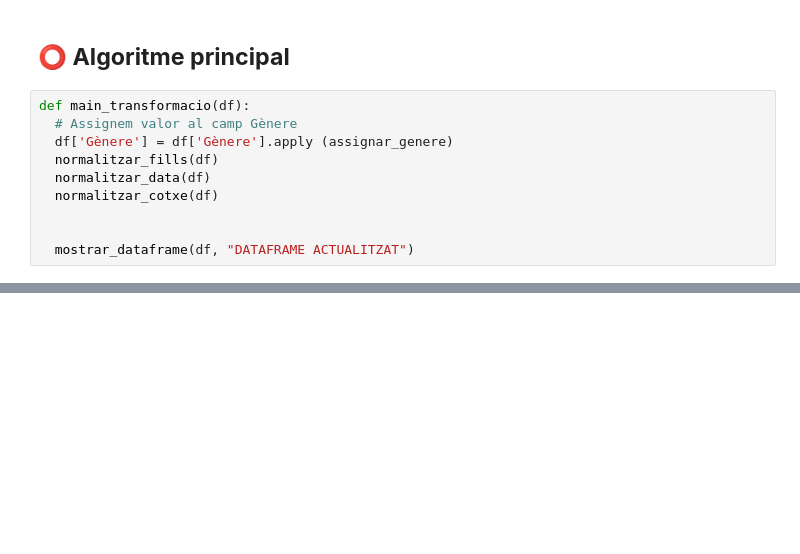
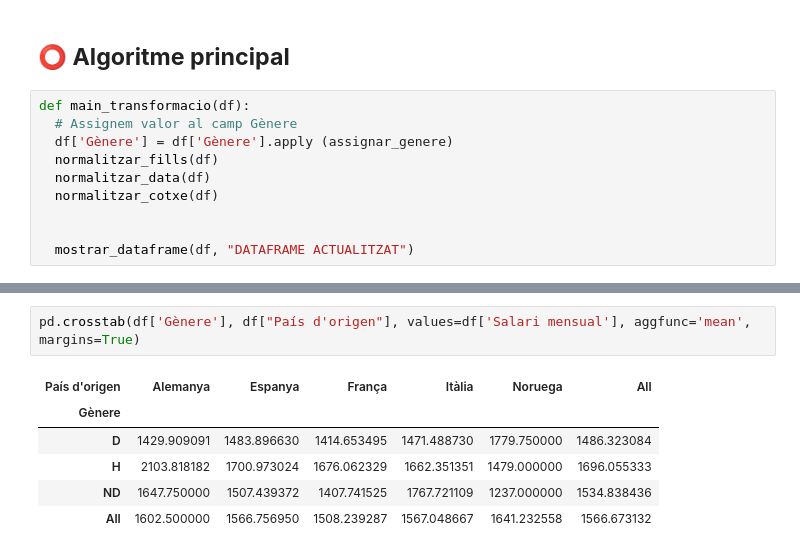
Before and after one commit to roser740/Data-Analytics, a Jupyter notebook: TASQUES S8/TS8_01_roser_carrera.ipynb, the cells around one changed output, grey strips where cells are left out. Drawn from its saved outputs; the diff is of its cells as text; blank space fills up the shorter version.

```diff
--- a/TASQUES S8/TS8_01_roser_carrera.ipynb
+++ b/TASQUES S8/TS8_01_roser_carrera.ipynb
@@ -797,0 +830,9 @@ print(df.groupby(['Grup Professional','Ciutat','Gènere','Salari mensual'],dropn
+# %%
+pd.crosstab(df['Gènere'], df["País d'origen"], values=df['Salari mensual'], aggfunc='mean', margins=True)
+# %% [output]
+| País d'origen | Alemanya | Espanya | França | Itàlia | Noruega | All |
+| Gènere |  |  |  |  |  |  |
+| D | 1429.909091 | 1483.896630 | 1414.653495 | 1471.488730 | 1779.750000 | 1486.323084 |
+| H | 2103.818182 | 1700.973024 | 1676.062329 | 1662.351351 | 1479.000000 | 1696.055333 |
+| ND | 1647.750000 | 1507.439372 | 1407.741525 | 1767.721109 | 1237.000000 | 1534.838436 |
+| All | 1602.500000 | 1566.756950 | 1508.239287 | 1567.048667 | 1641.232558 | 1566.673132 |
```
Also changed, not shown: parts of 9 cells of this notebook.
